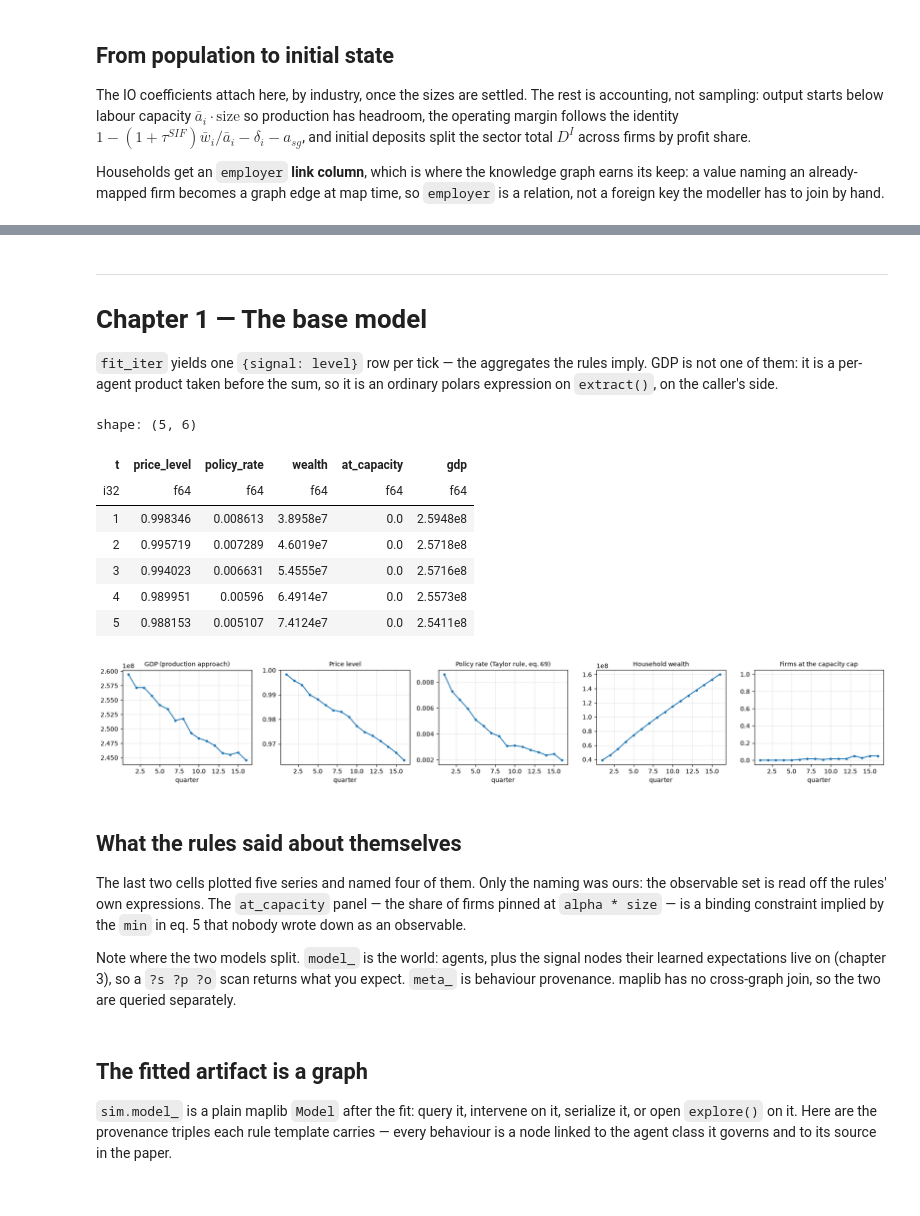
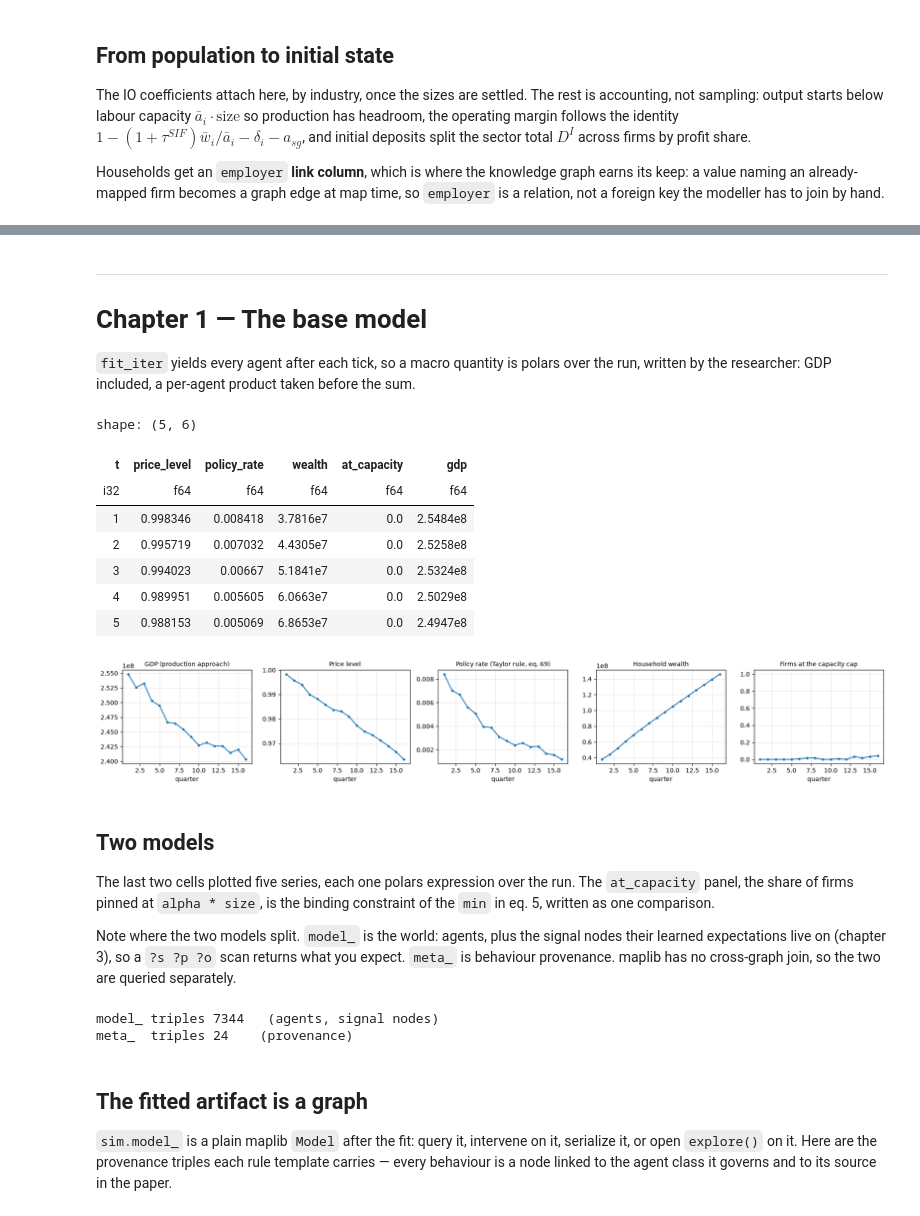
Before and after one commit to remiadon/skabm, a Jupyter notebook: notebooks/poledna/poledna.ipynb, the cells around one changed output, grey strips where cells are left out. Cells and saved outputs as stored; diff of their text form; code cells hidden in the pictures.

```diff
--- a/notebooks/poledna/poledna.ipynb
+++ b/notebooks/poledna/poledna.ipynb
@@ -326,43 +336,33 @@ firms.select(["id", "industry", "size", "alpha", "w_bar", "margin", "output", "l
 ---
 # Chapter 1 — The base model
 
-`fit_iter` yields one `{signal: level}` row per tick — the aggregates the rules imply. GDP is
-not one of them: it is a per-agent product taken before the sum, so it is an ordinary polars
-expression on `extract()`, on the caller's side.
+`fit_iter` yields every agent after each tick, so a macro quantity is polars over the run,
+written by the researcher: GDP included, a per-agent product taken before the sum.
 # %%
 sim = RDFSimulator(params=PARAMS, n_periods=16, random_seed=0)
+run = pl.concat(sim.fit_iter(economy()))  # every agent after every tick
 
-# GDP is the production approach -- a per-agent product taken *before* the sum --
-# so like any distributional statistic it is computed on `extract()`, not
-# composed from aggregates.  Everything else was already measured, because the
-# IR decided it was worth measuring.  Note what is *not* here: no list of
-# columns to collect, on either side.
-telemetry, gdp = [], []
-for row in sim.fit_iter(economy()):
-    telemetry.append(row)
-    active = sim.extract().drop_nulls("output")
-    gdp.append((active["price"] * active["output"] * (1 - active["tech_share"])).sum())
-
-# One row per tick, one column per observable: a plain numeric table -- the
-# shape black-it and `polars.DataFrame.to_jax` both take, with no pivot.
-telemetry = pl.DataFrame(telemetry)
-path = telemetry.select(
-    "t",
-    price_level=pl.col("sig__AVG__Firm__price"),
-    policy_rate=pl.col("sig__AVG__CentralBank__policy_rate"),
-    wealth=pl.col("sig__SUM__Household__wealth"),
-    at_capacity=pl.col("sig__AVG__Firm__binds__output"),
-).with_columns(gdp=pl.Series(gdp))
+# Plain polars over the run, nothing declared to the simulator.  `class` tells apart
+# the agents that share a field; the capacity cap of eq. 5 is one comparison, and GDP
+# the production approach, a per-agent product taken *before* the sum.
+firm = pl.col("class") == "Firm"
+path = run.group_by("t", maintain_order=True).agg(
+    price_level=pl.col("price").filter(firm).mean(),
+    policy_rate=pl.col("policy_rate").mean(),
+    wealth=pl.col("wealth").sum(),
+    at_capacity=(pl.col("output") >= pl.col("alpha") * pl.col("size")).filter(firm).mean(),
+    gdp=(pl.col("price") * pl.col("output") * (1 - pl.col("tech_share"))).sum(),
+)
 path.head()
 # %% [output]
 shape: (5, 6)
 | t | price_level | policy_rate | wealth | at_capacity | gdp |
 | i32 | f64 | f64 | f64 | f64 | f64 |
-| 1 | 0.998346 | 0.008613 | 3.8958e7 | 0.0 | 2.5948e8 |
-| 2 | 0.995719 | 0.007289 | 4.6019e7 | 0.0 | 2.5718e8 |
-| 3 | 0.994023 | 0.006631 | 5.4555e7 | 0.0 | 2.5716e8 |
-| 4 | 0.989951 | 0.00596 | 6.4914e7 | 0.0 | 2.5573e8 |
-| 5 | 0.988153 | 0.005107 | 7.4124e7 | 0.0 | 2.5411e8 |
+| 1 | 0.998346 | 0.008418 | 3.7816e7 | 0.0 | 2.5484e8 |
+| 2 | 0.995719 | 0.007032 | 4.4305e7 | 0.0 | 2.5258e8 |
+| 3 | 0.994023 | 0.00667 | 5.1841e7 | 0.0 | 2.5324e8 |
+| 4 | 0.989951 | 0.005605 | 6.0663e7 | 0.0 | 2.5029e8 |
+| 5 | 0.988153 | 0.005069 | 6.8653e7 | 0.0 | 2.4947e8 |
 # %%
 fig, axes = plt.subplots(1, 5, figsize=(18, 3.2))
 for ax, col, title in zip(
@@ -377,30 +377,25 @@ for ax, col, title in zip(
 axes[-1].set_ylim(-0.05, 1.05)
 fig.tight_layout()
 # %% [output]
-[figure, old version]
+[figure, new version]
 # %% [markdown]
-## What the rules said about themselves
+## Two models
 
-The last two cells plotted five series and named four of them. Only the naming was ours:
-the observable set is read off the rules' own expressions. The `at_capacity` panel — the
-share of firms pinned at `alpha * size` — is a binding constraint implied by the `min` in
-eq. 5 that nobody wrote down as an observable.
+The last two cells plotted five series, each one polars expression over the run. The
+`at_capacity` panel, the share of firms pinned at `alpha * size`, is the binding constraint of
+the `min` in eq. 5, written as one comparison.
 
 Note where the two models split. `model_` is the world: agents, plus the signal nodes their
 learned expectations live on (chapter 3), so a `?s ?p ?o` scan returns what you expect. `meta_`
 is behaviour provenance. maplib has no cross-graph join, so the two are queried separately.
 # %%
-# Nothing here names a measurement. The observable set is a consequence of the
-# rules: each state predicate under the aggregate the rules themselves apply to
-# it, plus the share of agents at each binding constraint they impose.
-print(f"{len(sim.observables_)} observables recorded, none of them declared:")
-for o in sim.observables_:
-    print(f"  {o.signal}")
-
 # The world holds agents (and the learners' signal nodes); meta_ holds provenance.
 ALL = "SELECT ?s ?p ?o WHERE { ?s ?p ?o }"
 print(f"\nmodel_ triples {sim.model_.query(ALL).height}   (agents, signal nodes)")
 print(f"meta_  triples {sim.meta_.query(ALL).height}    (provenance)")
+# %% [output]
+model_ triples 7344   (agents, signal nodes)
+meta_  triples 24    (provenance)
 # %% [markdown]
 ## The fitted artifact is a graph
 
```
Also changed, not shown: parts of 21 cells of this notebook, 22 other files.
